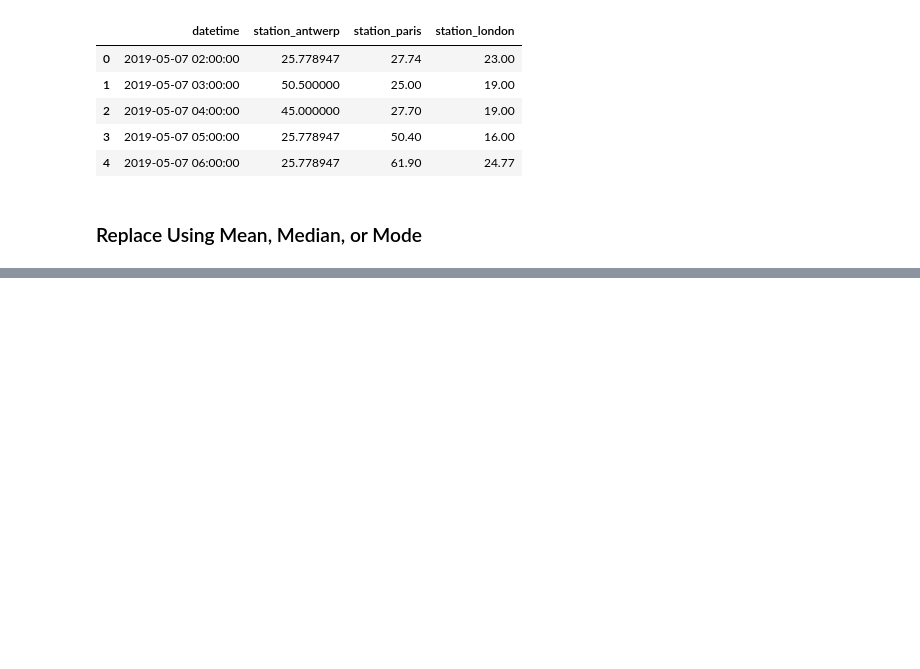
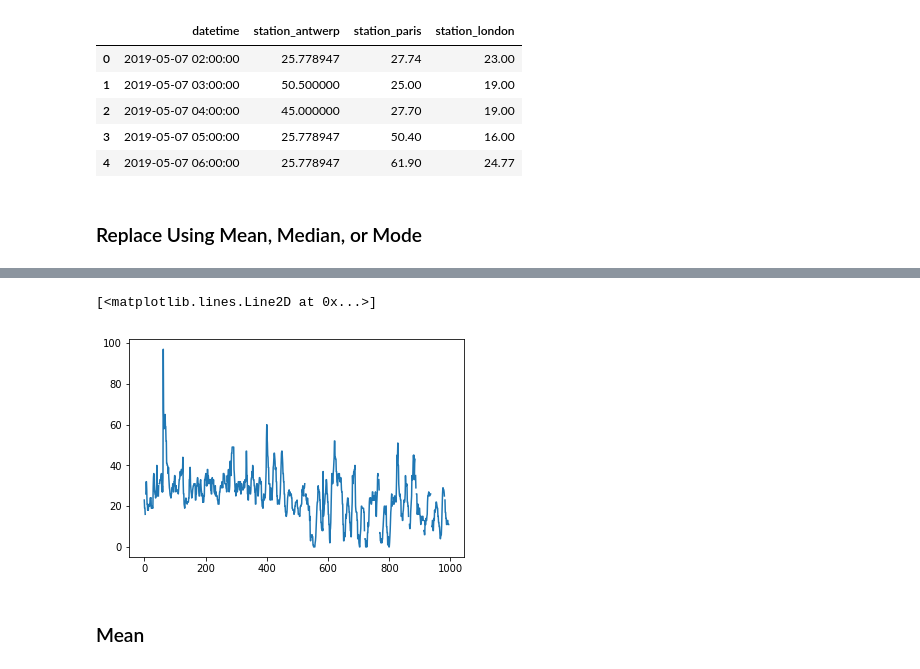
Before and after one commit to Sagarlatake/Pandas-End-to-End-Tuts, a Jupyter notebook: Pandas-Start-to-End-Indetail.ipynb, the cells around one changed output, grey strips where cells are left out. Saved outputs shown, nothing was run; the diff lists cells and outputs as text; code cells hidden in the pictures; blank space fills up the shorter version.

```diff
--- a/Pandas-Start-to-End-Indetail.ipynb
+++ b/Pandas-Start-to-End-Indetail.ipynb
@@ -686,0 +724,6 @@ df3.head()
+# %%
+!pip install matplotlib
+%matplotlib inline
+
+plt.plot(y)
+# %% [output]
@@ -686,0 +740,4 @@ df3.head()
+[<matplotlib.lines.Line2D at 0x...>]
+[figure, added]
+# %% [markdown]
+### Mean
```
Also changed, not shown: parts of 50 cells of this notebook.
